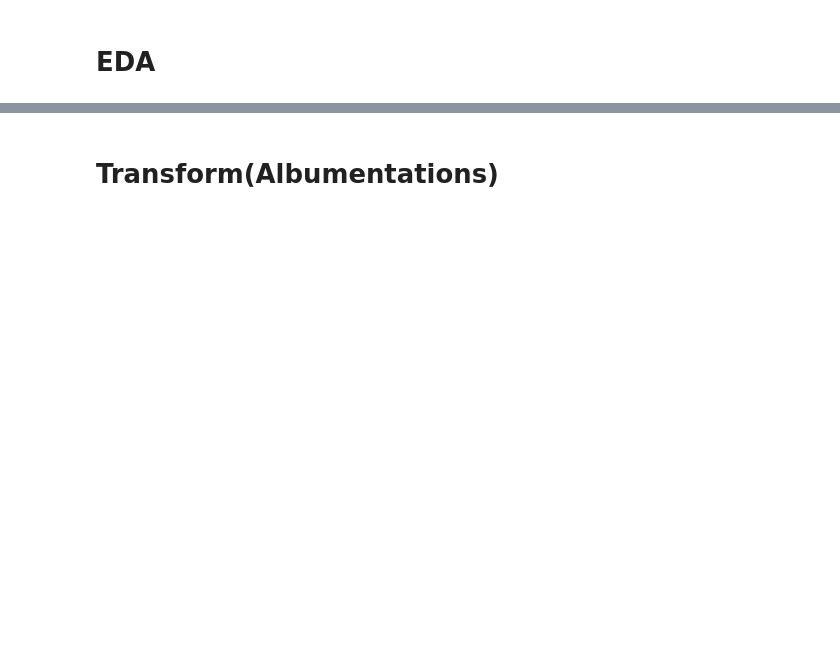
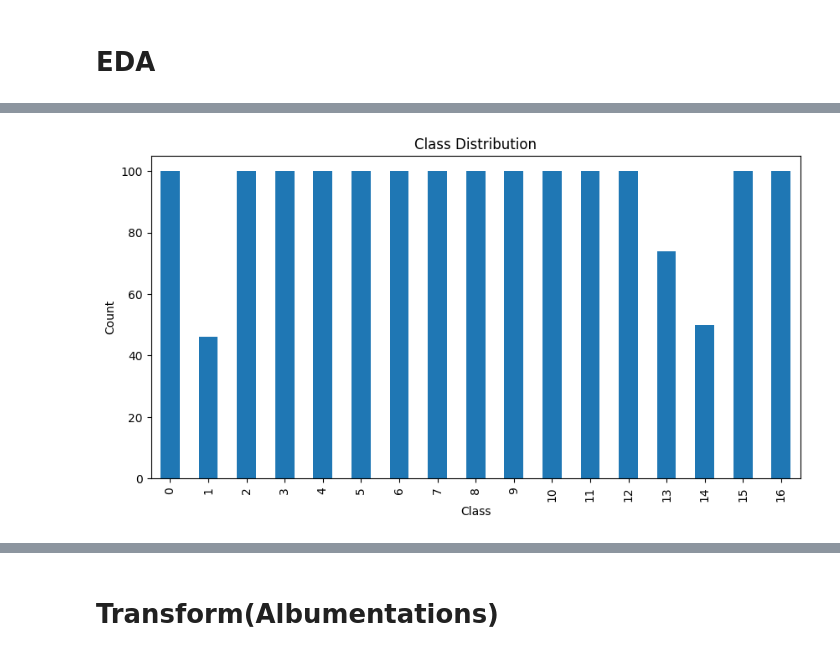
Before and after one commit to kkaeunii/computervisioncompetition-cv6, a Jupyter notebook: code/code4.ipynb, the cells around one changed output, grey strips where cells are left out. Saved outputs shown, nothing was run; the diff lists cells and outputs as text; code cells hidden in the pictures; blank space fills up the shorter version.

```diff
--- a/code/code4.ipynb
+++ b/code/code4.ipynb
@@ -24,21 +42,8 @@ from sklearn.metrics import accuracy_score, f1_score
 # %% [markdown]
 # EDA
 # %%
-from pathlib import Path
-import pandas as pd
-
-CANDIDATES = [Path("."), Path(".."), Path("../.."), Path("../../..")]
-ROOT = None
-for base in CANDIDATES:
-    if (base / "train.csv").exists() and (base / "train").exists():
-        ROOT = base.resolve()
-        break
-if ROOT is None:
-    raise FileNotFoundError("train.csv 및 train 폴더를 찾지 못했습니다.")
-
-TRAIN_DIR = ROOT / "train"
-print("ROOT:", ROOT)
-print("TRAIN_DIR exists:", TRAIN_DIR.exists())
-
-train_df = pd.read_csv(ROOT / "train.csv")
-train_df.head()
+# train.csv 로드 & 기본 구조
+train_df = pd.read_csv("../data/train.csv")
+print(train_df.head())
+print(train_df.info())
+print(train_df['target'].unique())
@@ -45,16 +68,13 @@ train_df.head()
 # %%
+# 클래스 분포 확인
 import matplotlib.pyplot as plt
-import seaborn as sns
 
-counts = train_df["target"].value_counts().sort_index()
-display(counts)
-
-plt.figure(figsize=(10,4))
-sns.barplot(x=counts.index, y=counts.values)
-plt.title("Label distribution")
-plt.xticks(rotation=90)
+counts = train_df['target'].value_counts().sort_index()
+counts.plot(kind='bar', figsize=(10,5))
+plt.title('Class Distribution')
+plt.xlabel('Class')
+plt.ylabel('Count')
 plt.show()
-
-imbalance_ratio = counts.max() / counts.min()
-print(f"Imbalance ratio (max/min): {imbalance_ratio:.2f}")
+# %% [output]
+[figure, added]
 # %%
```
Also changed, not shown: parts of 34 cells of this notebook, 2 other files.
